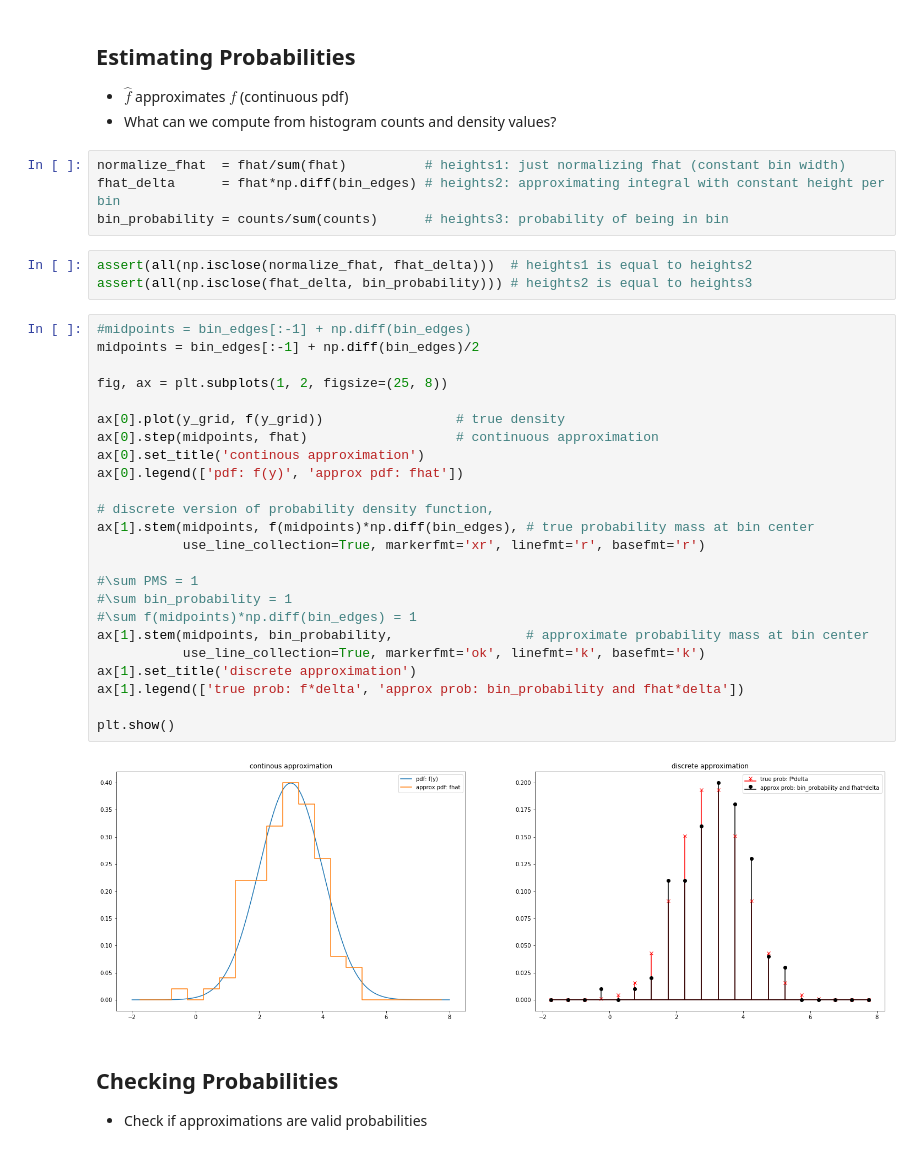
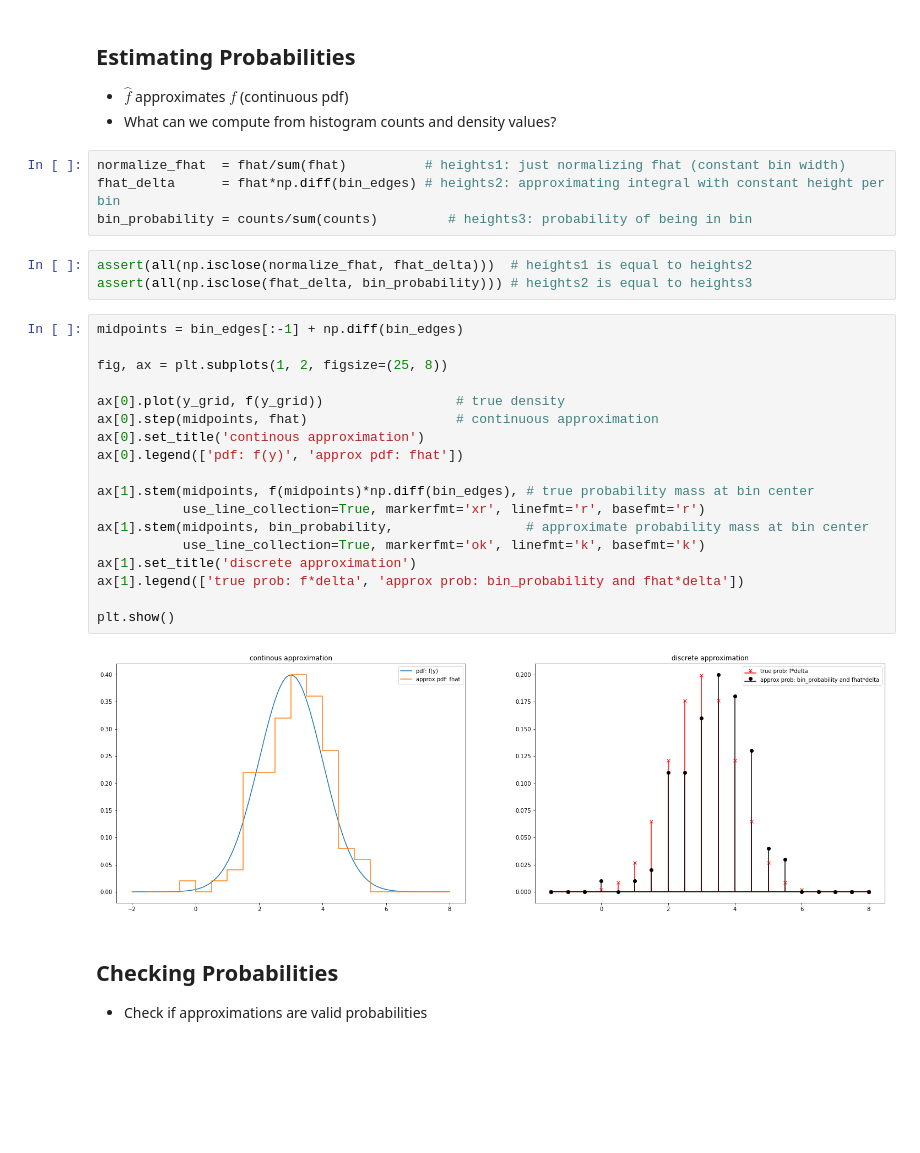
Before and after one commit to edensunyidan/pstat-134-fall-2021, a Jupyter notebook: lecture-notes/03-Distributions-Histograms-and-Bootstrap.ipynb, the cells around one changed output. Cells and saved outputs as stored; diff of their text form; blank space fills up the shorter version.

```diff
--- a/lecture-notes/03-Distributions-Histograms-and-Bootstrap.ipynb
+++ b/lecture-notes/03-Distributions-Histograms-and-Bootstrap.ipynb
@@ -130,36 +104,30 @@ $\hat f(y)$ (when `density=True`) is a piecewise constant approximation of $f(y)
 # %%
 normalize_fhat  = fhat/sum(fhat)          # heights1: just normalizing fhat (constant bin width)
 fhat_delta      = fhat*np.diff(bin_edges) # heights2: approximating integral with constant height per bin
-bin_probability = counts/sum(counts)      # heights3: probability of being in bin
+bin_probability = counts/sum(counts)         # heights3: probability of being in bin
 # %%
 assert(all(np.isclose(normalize_fhat, fhat_delta)))  # heights1 is equal to heights2
 assert(all(np.isclose(fhat_delta, bin_probability))) # heights2 is equal to heights3
 # %%
-#midpoints = bin_edges[:-1] + np.diff(bin_edges)
-midpoints = bin_edges[:-1] + np.diff(bin_edges)/2
+midpoints = bin_edges[:-1] + np.diff(bin_edges)
 
 fig, ax = plt.subplots(1, 2, figsize=(25, 8))
 
 ax[0].plot(y_grid, f(y_grid))                 # true density
 ax[0].step(midpoints, fhat)                   # continuous approximation
 ax[0].set_title('continous approximation')
 ax[0].legend(['pdf: f(y)', 'approx pdf: fhat'])
 
-# discrete version of probability density function,
 ax[1].stem(midpoints, f(midpoints)*np.diff(bin_edges), # true probability mass at bin center
            use_line_collection=True, markerfmt='xr', linefmt='r', basefmt='r')
-
-#\sum PMS = 1
-#\sum bin_probability = 1
-#\sum f(midpoints)*np.diff(bin_edges) = 1
 ax[1].stem(midpoints, bin_probability,                 # approximate probability mass at bin center
            use_line_collection=True, markerfmt='ok', linefmt='k', basefmt='k')
 ax[1].set_title('discrete approximation')
 ax[1].legend(['true prob: f*delta', 'approx prob: bin_probability and fhat*delta'])
 
 plt.show()
 # %% [output]
-[figure, old version]
+[figure, new version]
 # %% [markdown]
 ## Checking Probabilities
 
```
Also changed, not shown: parts of 63 cells of this notebook, 5 other files.
